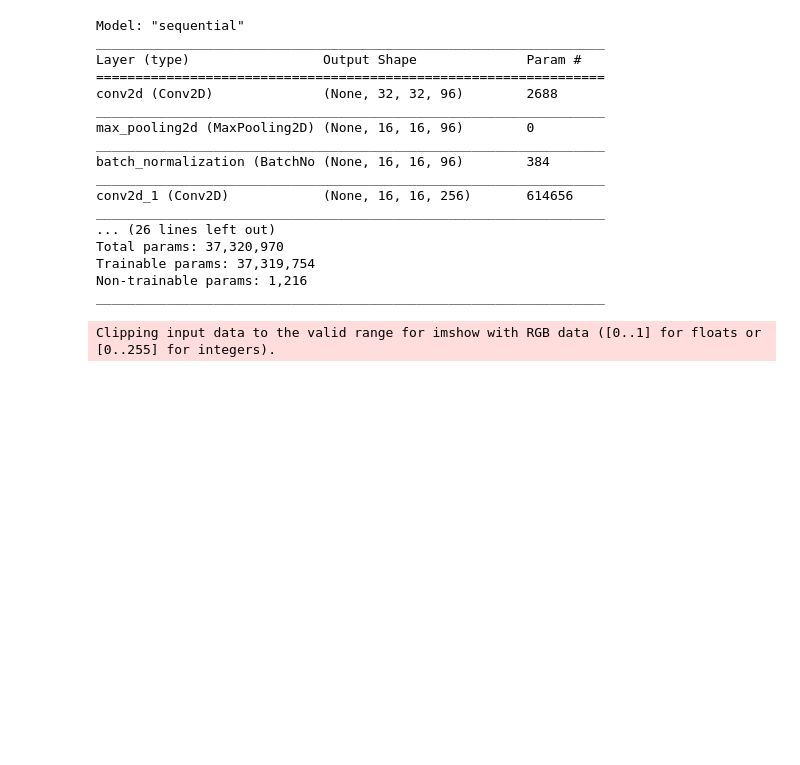
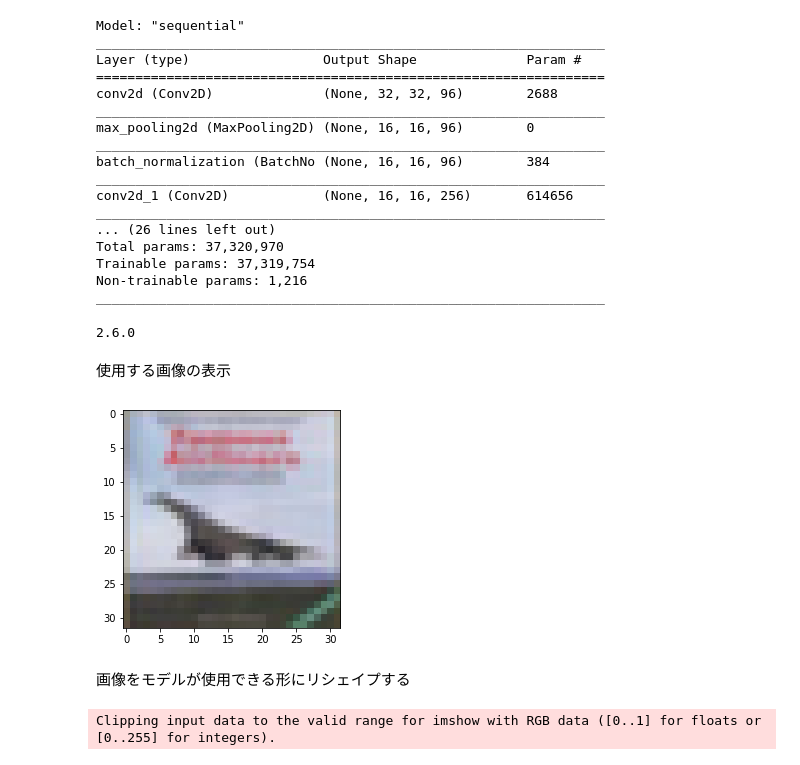
Before and after one commit to kait-takanolab/1821005-yoshioka-thesis, a Jupyter notebook: Google_Colaboratory_program/alexnet_cifar10_keras_1.ipynb, the cells around one changed output. Drawn from its saved outputs; the diff is of its cells as text; code cells hidden in the pictures; blank space fills up the shorter version.

```diff
--- a/Google_Colaboratory_program/alexnet_cifar10_keras_1.ipynb
+++ b/Google_Colaboratory_program/alexnet_cifar10_keras_1.ipynb
@@ -156,3 +168,31 @@ Total params: 37,320,970
 Trainable params: 37,319,754
 Non-trainable params: 1,216
 _________________________________________________________________
+# %%
+import tensorflow as tf
+
+from tensorflow.keras.applications.resnet50 import preprocess_input, decode_predictions
+from tensorflow.keras.preprocessing import image
+
+# Helper libraries
+import numpy as np
+import matplotlib.pyplot as plt
+
+print(tf.__version__)
+# %% [output]
+2.6.0
+# %% [markdown]
+使用する画像の表示
+# %%
+img_path = "/content/test_00003.png"
+
+%matplotlib inline
+import matplotlib.pyplot as plt
+import matplotlib.image as mpimg
+
+img = mpimg.imread('test_00003.png')
+imgplot = plt.imshow(img)
+plt.imshow(img)
+plt.show()
+# %% [output]
+[figure, added]
@@ -159,3 +213,5 @@ _________________________________________________________________
+# %% [markdown]
+画像をモデルが使用できる形にリシェイプする
 # %%
 from keras.preprocessing import image
 import numpy as np
```
Also changed, not shown: parts of 7 cells of this notebook.
